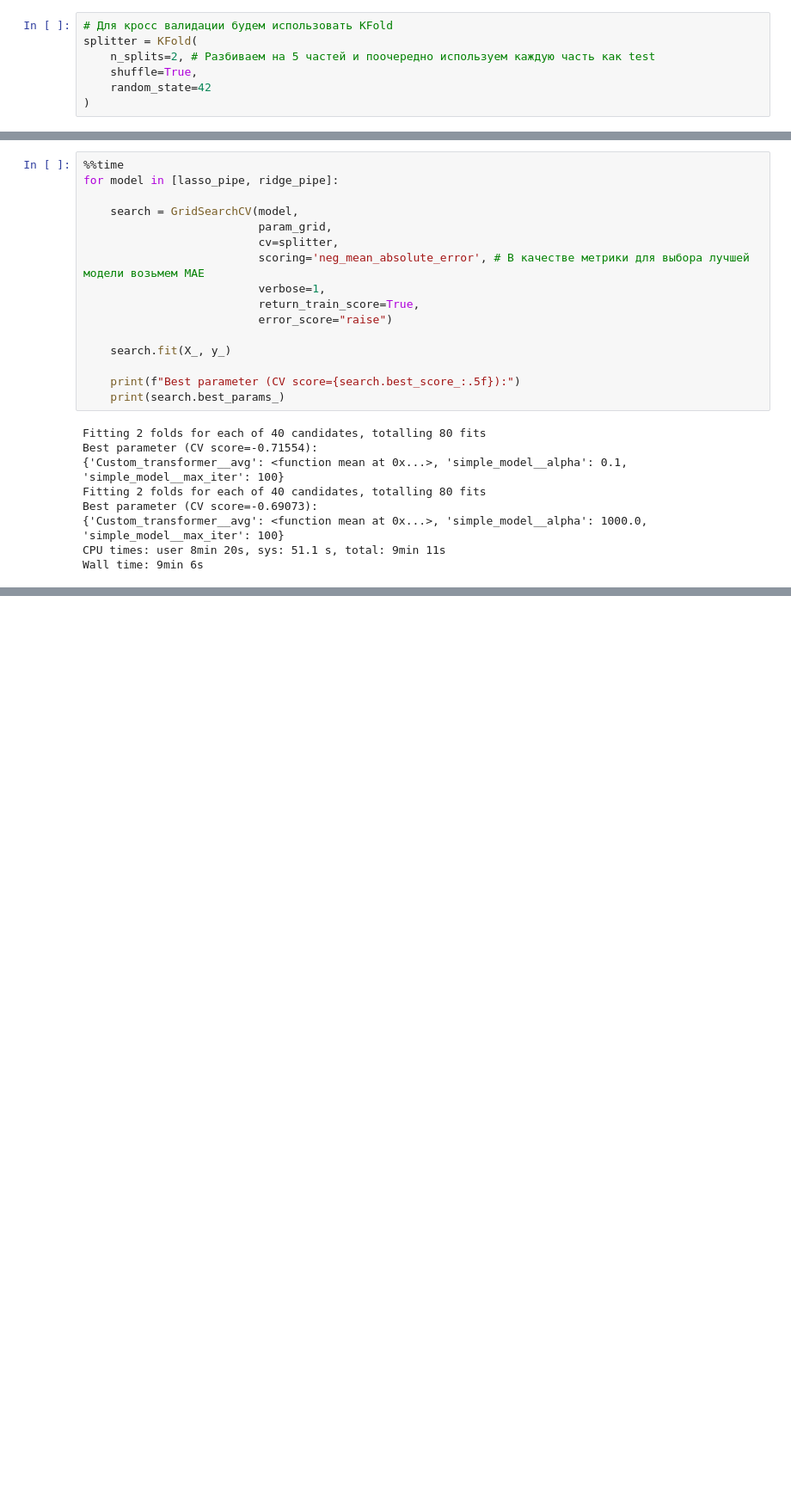
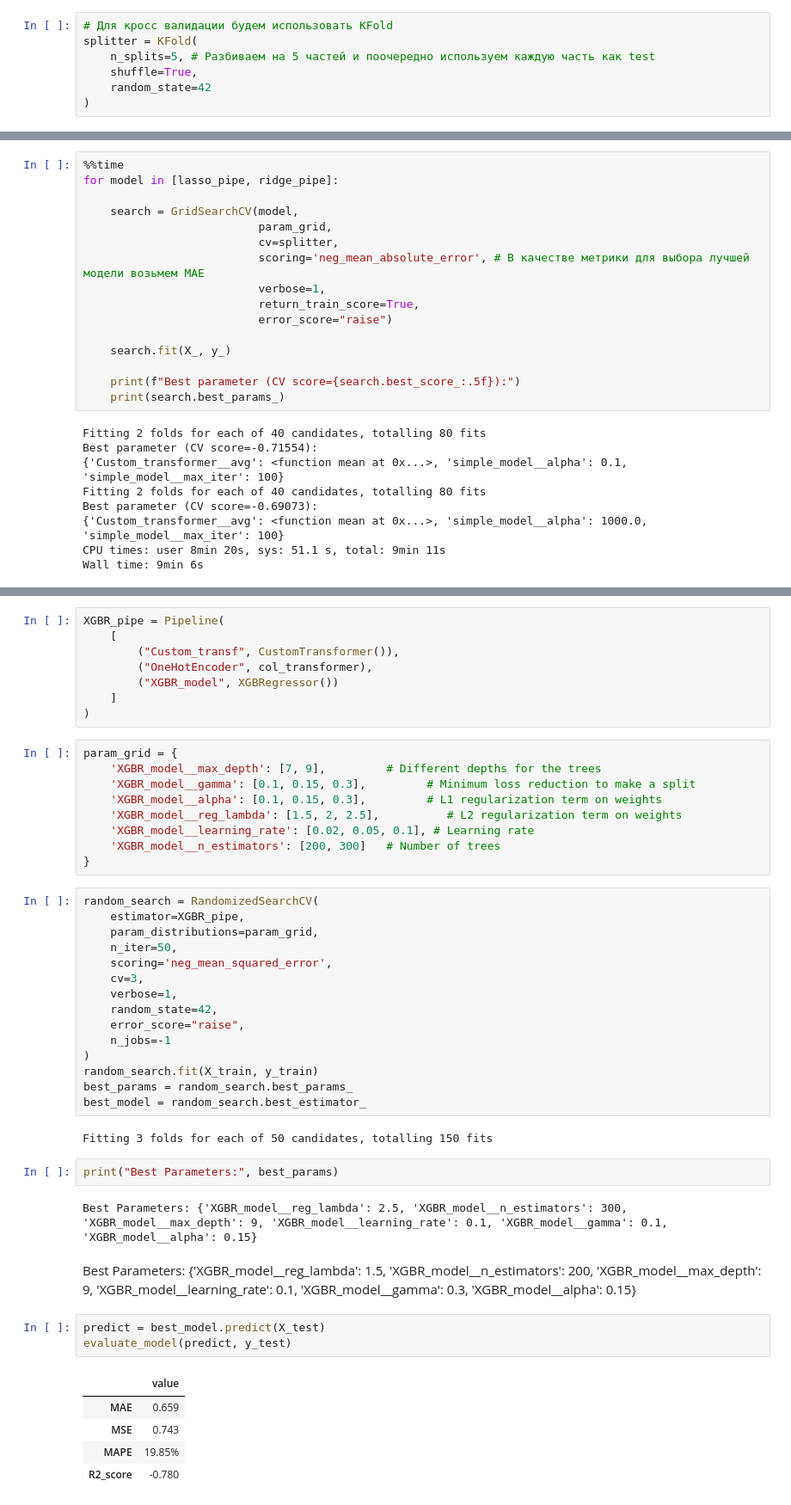
Before and after one commit to aleks-haksly/Simulative, a Jupyter notebook: ML/recomendation.ipynb, the cells around one changed output, grey strips where cells are left out. Shown: that part at 86% size. Drawn from its saved outputs; the diff is of its cells as text; blank space fills up the shorter version.

```diff
--- a/ML/recomendation.ipynb
+++ b/ML/recomendation.ipynb
@@ -103,7 +107,7 @@ pipe = Pipeline(
 # %%
 # Для кросс валидации будем использовать KFold
 splitter = KFold(
-    n_splits=2, # Разбиваем на 5 частей и поочередно используем каждую часть как test
+    n_splits=5, # Разбиваем на 5 частей и поочередно используем каждую часть как test
     shuffle=True,
     random_state=42
 )
@@ -348,0 +399,49 @@ evaluate_model(y_test, search.predict(X_test))
+# %%
+XGBR_pipe = Pipeline(
+    [
+        ("Custom_transf", CustomTransformer()),
+        ("OneHotEncoder", col_transformer),
+        ("XGBR_model", XGBRegressor())
+    ]
+)
+# %%
+param_grid = {
+    'XGBR_model__max_depth': [7, 9],         # Different depths for the trees
+    'XGBR_model__gamma': [0.1, 0.15, 0.3],         # Minimum loss reduction to make a split
+    'XGBR_model__alpha': [0.1, 0.15, 0.3],         # L1 regularization term on weights
+    'XGBR_model__reg_lambda': [1.5, 2, 2.5],          # L2 regularization term on weights
+    'XGBR_model__learning_rate': [0.02, 0.05, 0.1], # Learning rate
+    'XGBR_model__n_estimators': [200, 300]   # Number of trees
+}
+# %%
+random_search = RandomizedSearchCV(
+    estimator=XGBR_pipe,
+    param_distributions=param_grid,
+    n_iter=50,
+    scoring='neg_mean_squared_error',
+    cv=3,
+    verbose=1,
+    random_state=42,
+    error_score="raise",
+    n_jobs=-1
+)
+random_search.fit(X_train, y_train)
+best_params = random_search.best_params_
+best_model = random_search.best_estimator_
+# %% [output]
+Fitting 3 folds for each of 50 candidates, totalling 150 fits
+# %%
+print("Best Parameters:", best_params)
+# %% [output]
+Best Parameters: {'XGBR_model__reg_lambda': 2.5, 'XGBR_model__n_estimators': 300, 'XGBR_model__max_depth': 9, 'XGBR_model__learning_rate': 0.1, 'XGBR_model__gamma': 0.1, 'XGBR_model__alpha': 0.15}
+# %% [markdown]
+Best Parameters: {'XGBR_model__reg_lambda': 1.5, 'XGBR_model__n_estimators': 200, 'XGBR_model__max_depth': 9, 'XGBR_model__learning_rate': 0.1, 'XGBR_model__gamma': 0.3, 'XGBR_model__alpha': 0.15}
+# %%
+predict = best_model.predict(X_test)
+evaluate_model(predict, y_test)
+# %% [output]
+|  | value |
+| MAE | 0.659 |
+| MSE | 0.743 |
+| MAPE | 19.85% |
+| R2_score | -0.780 |
```
Also changed, not shown: parts of 22 cells of this notebook.
